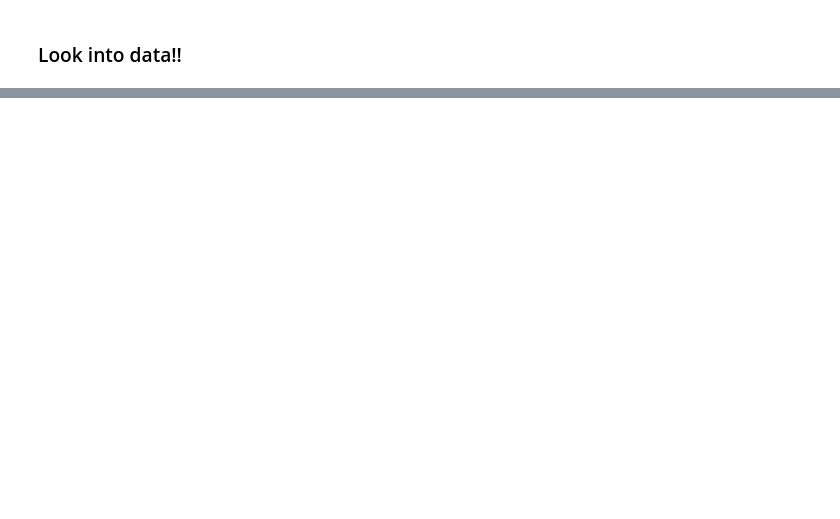
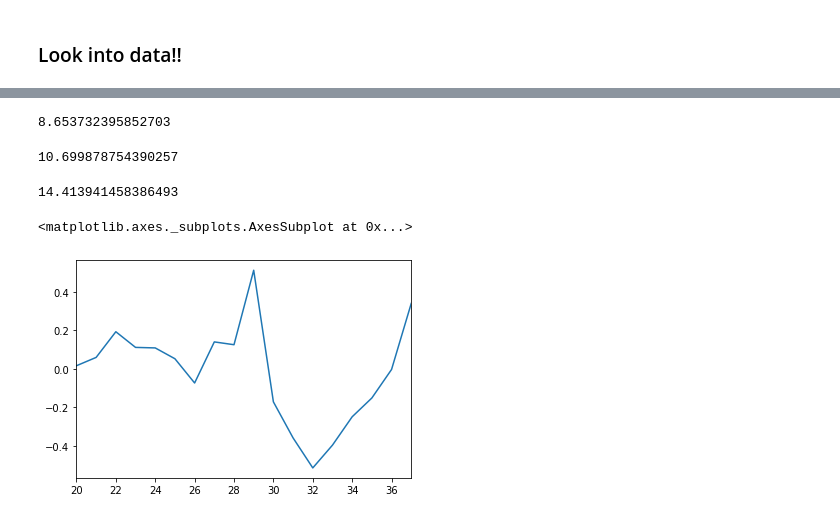
Before and after one commit to hwchase17/sports, a Jupyter notebook: nba_player_progression/modeling.ipynb, the cells around one changed output, grey strips where cells are left out. Saved outputs shown, nothing was run; the diff lists cells and outputs as text; code cells hidden in the pictures; blank space fills up the shorter version.

```diff
--- a/nba_player_progression/modeling.ipynb
+++ b/nba_player_progression/modeling.ipynb
@@ -144,0 +224,7 @@ recent = recent[(recent['years_pro'] > 0)]
+# %%
+merged_non_null = merged.dropna(subset=['pred_x', 'pred_y'])
+# %%
+mask = (merged_non_null['mp___1'] > 200) & (merged_non_null['age'] == 25) #& ((merged_non_null['age'] > 20))
+# %%
+x = merged_non_null[mask]
+y = merged_non_null[~mask]
@@ -144,0 +235,20 @@ recent = recent[(recent['years_pro'] > 0)]
+# %%
+mean_squared_error(x['bpm'], x['pred_y'])
+# %% [output]
+8.653732395852703
+# %%
+mean_squared_error(y['bpm'], y['pred_x'])
+# %% [output]
+10.699878754390257
+# %%
+mean_squared_error(y['bpm'], y['pred_y'])
+# %% [output]
+14.413941458386493
+# %%
+zs = []
+for age in range(20, 38):
+    mask = (merged_non_null['mp___1'] > 300) & (merged_non_null['age'] == age) #& ((merged_non_null['age'] > 20))
+    x = merged_non_null[mask]
+    y = merged_non_null[~mask]
+    z = mean_squared_error(x['bpm'], x['pred_x']) - mean_squared_error(x['bpm'], x['pred_y'])
+    zs.append(z)
@@ -144,0 +257,5 @@ recent = recent[(recent['years_pro'] > 0)]
+# %%
+pd.Series(zs, index=range(20,38)).plot()
+# %% [output]
+<matplotlib.axes._subplots.AxesSubplot at 0x...>
+[figure, added]
```
Also changed, not shown: parts of 63 cells of this notebook, 1 other file.
